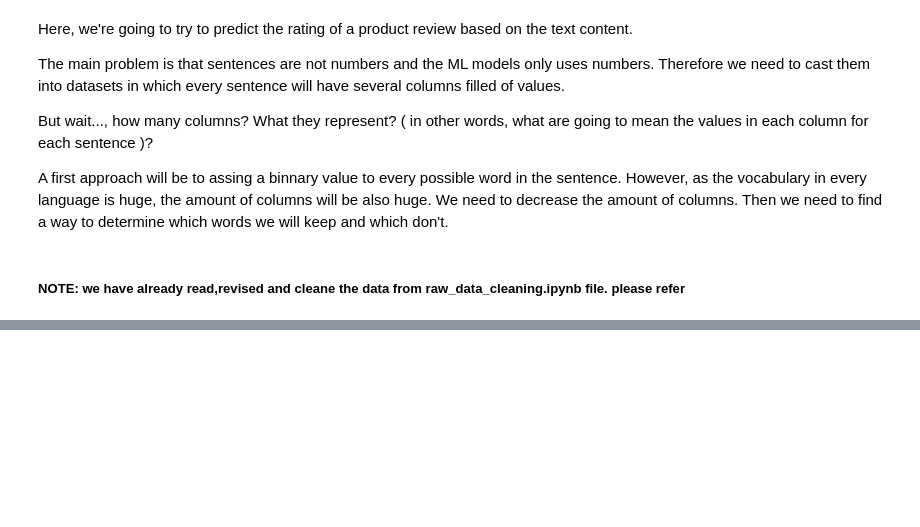
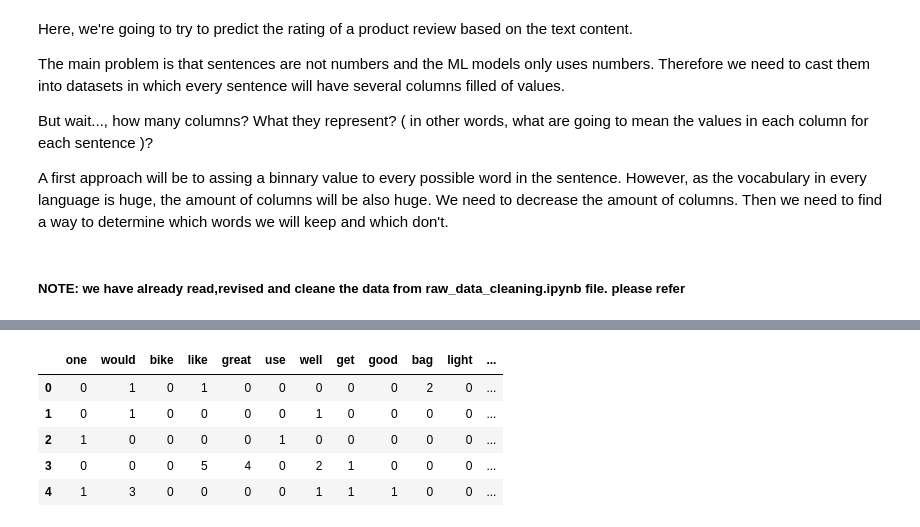
Before and after one commit to vipulswamy/Luxury-Hotel-Reviews, a Jupyter notebook: notebooks/word_cleaning_nlp.ipynb, the cells around one changed output, grey strips where cells are left out. Saved outputs shown, nothing was run; the diff lists cells and outputs as text; code cells hidden in the pictures; blank space fills up the shorter version.

Commit message:
initial text processing done

```diff
--- a/notebooks/word_cleaning_nlp.ipynb
+++ b/notebooks/word_cleaning_nlp.ipynb
@@ -53,0 +197,2 @@ data.head()
+# %%
+corpus = [(wordfreq[key],key) for key in list(wordfreq.keys()) if key not in stop_words] #how many times the words appear s
@@ -53,0 +324,38 @@ data.head()
+# %%
+def review_inpector(sentence, stop_words, words):
+    '''
+    Function that takes a review and returns a dictionary of word frequencies
+    Inputs:
+    sentence -> review: string
+    stop_words -> list of stop_words
+    words -> a list of words to count frequency
+    '''
+
+    import re
+
+    # Decompose the review in words -> tokens
+    tokens = nltk.word_tokenize(sentence)
+    # Cleanup the tokens
+    for i in range(len(tokens)):
+        tokens[i] = tokens[i].lower()
+        tokens[i] = re.sub(r'\W',' ',tokens[i]) # Replace everything non-alpahnumeric by ' '
+        tokens[i] = re.sub(r'\s+','',tokens[i]) # Replace one or more whitespaces by  ' '
+        tokens[i] = re.sub(r'\d+','',tokens[i]) # Replace one or more digits by  ' '
+        tokens[i] = lem.lemmatize(tokens[i])
+    # Droping tokens which are "stopwords" or empty
+    tokens = [ token for token in tokens if (token not in stop_words and token != '')]
+
+    # Initializing an empty dictionary of word frequencies for the corresponding review
+    col_freq = {col:0 for col in words}
+
+    # Filling the dictionary with word frequencies in the review
+    for token in tokens:
+        if token in words:
+            col_freq[token] += 1
+
+    return col_freq
+
+my_list = list( map(review_inpector, data['user_review'],
+                    [stop_words]*data.shape[0], [list(cols.keys())]*data.shape[0] ) )
+
+my_list[:2]
@@ -53,0 +380,11 @@ data.head()
+# %%
+reviews = pd.DataFrame(my_list)
+# %%
+reviews.head()
+# %% [output]
+|  | one | would | bike | like | great | use | well | get | good | bag | light | ... |
+| 0 | 0 | 1 | 0 | 1 | 0 | 0 | 0 | 0 | 0 | 2 | 0 | ... |
+| 1 | 0 | 1 | 0 | 0 | 0 | 0 | 1 | 0 | 0 | 0 | 0 | ... |
+| 2 | 1 | 0 | 0 | 0 | 0 | 1 | 0 | 0 | 0 | 0 | 0 | ... |
+| 3 | 0 | 0 | 0 | 5 | 4 | 0 | 2 | 1 | 0 | 0 | 0 | ... |
+| 4 | 1 | 3 | 0 | 0 | 0 | 0 | 1 | 1 | 1 | 0 | 0 | ... |
```
Also changed, not shown: parts of 53 cells of this notebook.
